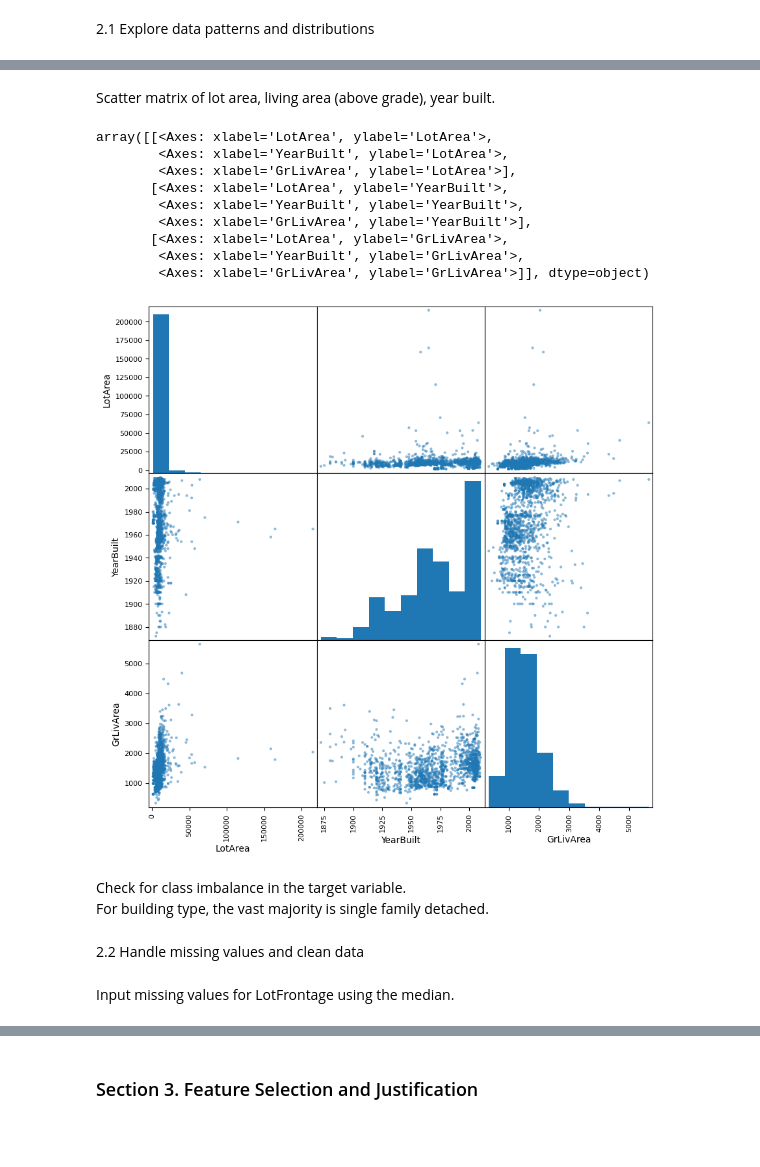
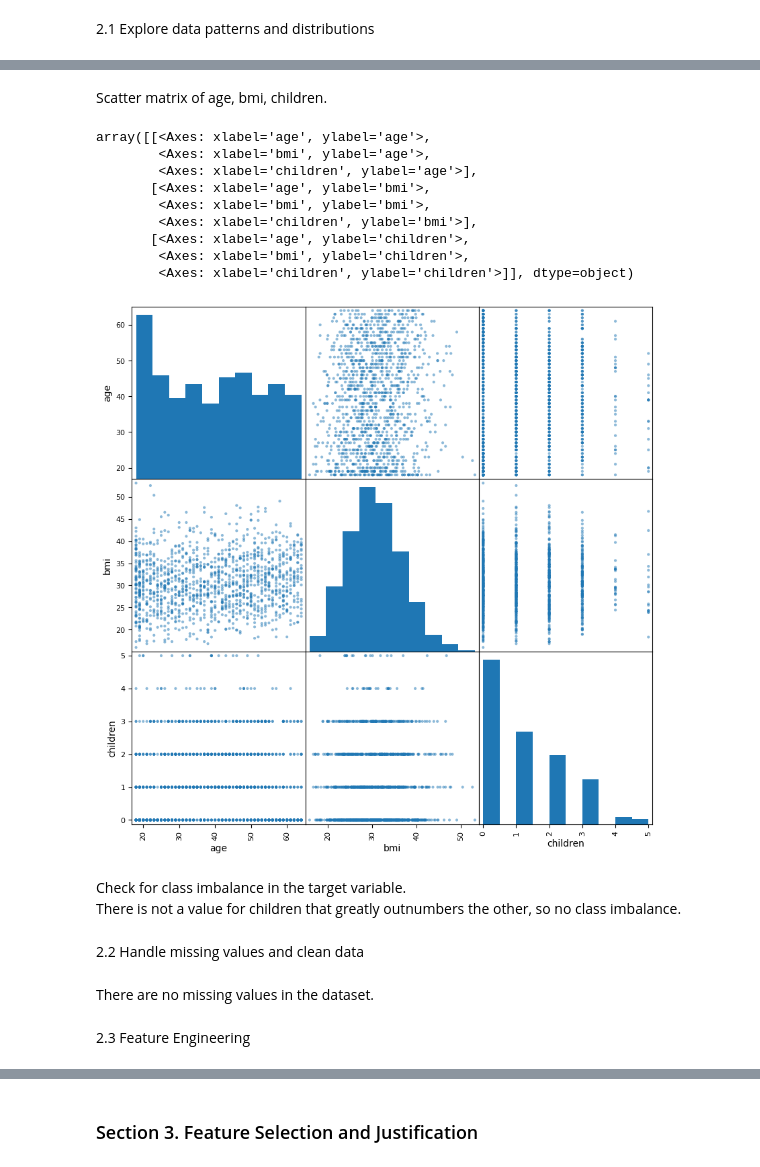
Before and after one commit to TKonkin/ml-regression-terry, a Jupyter notebook: ml_regression_terry.ipynb, the cells around one changed output, grey strips where cells are left out. Cells and saved outputs as stored; diff of their text form; code cells hidden in the pictures; blank space fills up the shorter version.

```diff
--- a/ml_regression_terry.ipynb
+++ b/ml_regression_terry.ipynb
@@ -18,8 +23,7 @@ import matplotlib.pyplot as plt
 # %% [markdown]
 1.1 Load the dataset and display the first 10 rows.
 # %%
-# load the datasets
-housing_train = pd.read_csv("data/train.csv", sep=",")
-housing_test = pd.read_csv("data/test.csv", sep=",")
+# load the dataset
+insurance = pd.read_csv("data/insurance.csv", sep=",")
 # %%
 # display the first 10 rows of the training set
@@ -113,23 +98,23 @@ plt.show()
 # %% [markdown]
-Scatter matrix of lot area, living area (above grade), year built.
+Scatter matrix of age, bmi, children.
 # %%
-attributes = ['LotArea', 'YearBuilt', 'GrLivArea']
-scatter_matrix(housing_train[attributes], figsize=(10, 10))
+attributes = ['age', 'bmi', 'children']
+scatter_matrix(insurance[attributes], figsize=(10, 10))
 # %% [output]
-array([[<Axes: xlabel='LotArea', ylabel='LotArea'>,
-        <Axes: xlabel='YearBuilt', ylabel='LotArea'>,
-        <Axes: xlabel='GrLivArea', ylabel='LotArea'>],
-       [<Axes: xlabel='LotArea', ylabel='YearBuilt'>,
-        <Axes: xlabel='YearBuilt', ylabel='YearBuilt'>,
-        <Axes: xlabel='GrLivArea', ylabel='YearBuilt'>],
-       [<Axes: xlabel='LotArea', ylabel='GrLivArea'>,
-        <Axes: xlabel='YearBuilt', ylabel='GrLivArea'>,
-        <Axes: xlabel='GrLivArea', ylabel='GrLivArea'>]], dtype=object)
+array([[<Axes: xlabel='age', ylabel='age'>,
+        <Axes: xlabel='bmi', ylabel='age'>,
+        <Axes: xlabel='children', ylabel='age'>],
+       [<Axes: xlabel='age', ylabel='bmi'>,
+        <Axes: xlabel='bmi', ylabel='bmi'>,
+        <Axes: xlabel='children', ylabel='bmi'>],
+       [<Axes: xlabel='age', ylabel='children'>,
+        <Axes: xlabel='bmi', ylabel='children'>,
+        <Axes: xlabel='children', ylabel='children'>]], dtype=object)
-[figure, old version]
+[figure, new version]
 # %% [markdown]
 Check for class imbalance in the target variable.
-For building type, the vast majority is single family detached.
+There is not a value for children that greatly outnumbers the other, so no class imbalance.
 # %% [markdown]
 2.2 Handle missing values and clean data
 # %% [markdown]
-Input missing values for LotFrontage using the median.
+There are no missing values in the dataset.
@@ -140 +121,3 @@ housing_test['LotFrontage'].fillna(housing_test['LotFrontage'].median(), inplace
+# %% [markdown]
+2.3 Feature Engineering
 # %% [markdown]
```
Also changed, not shown: parts of 44 cells of this notebook, 4 other files.
